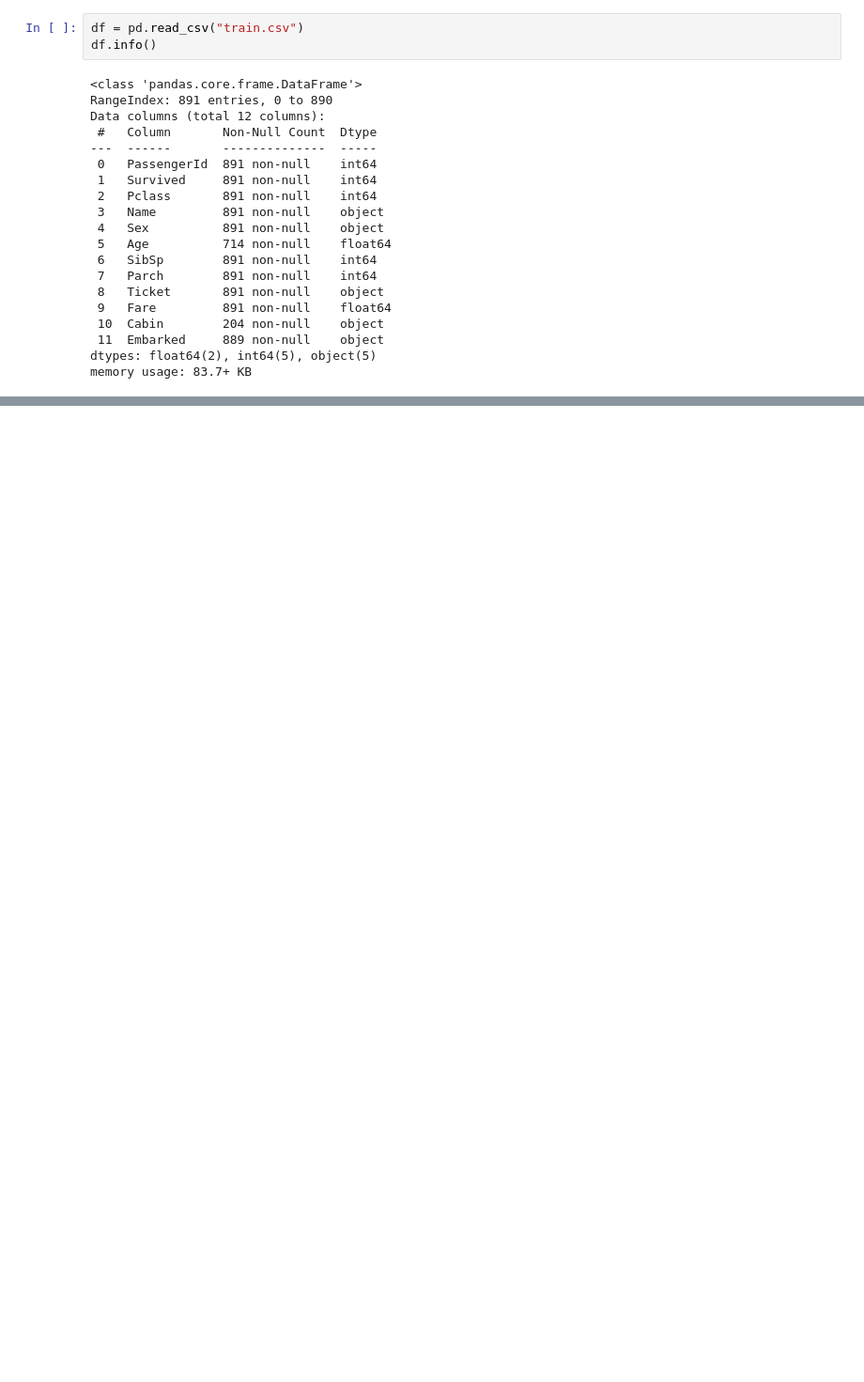
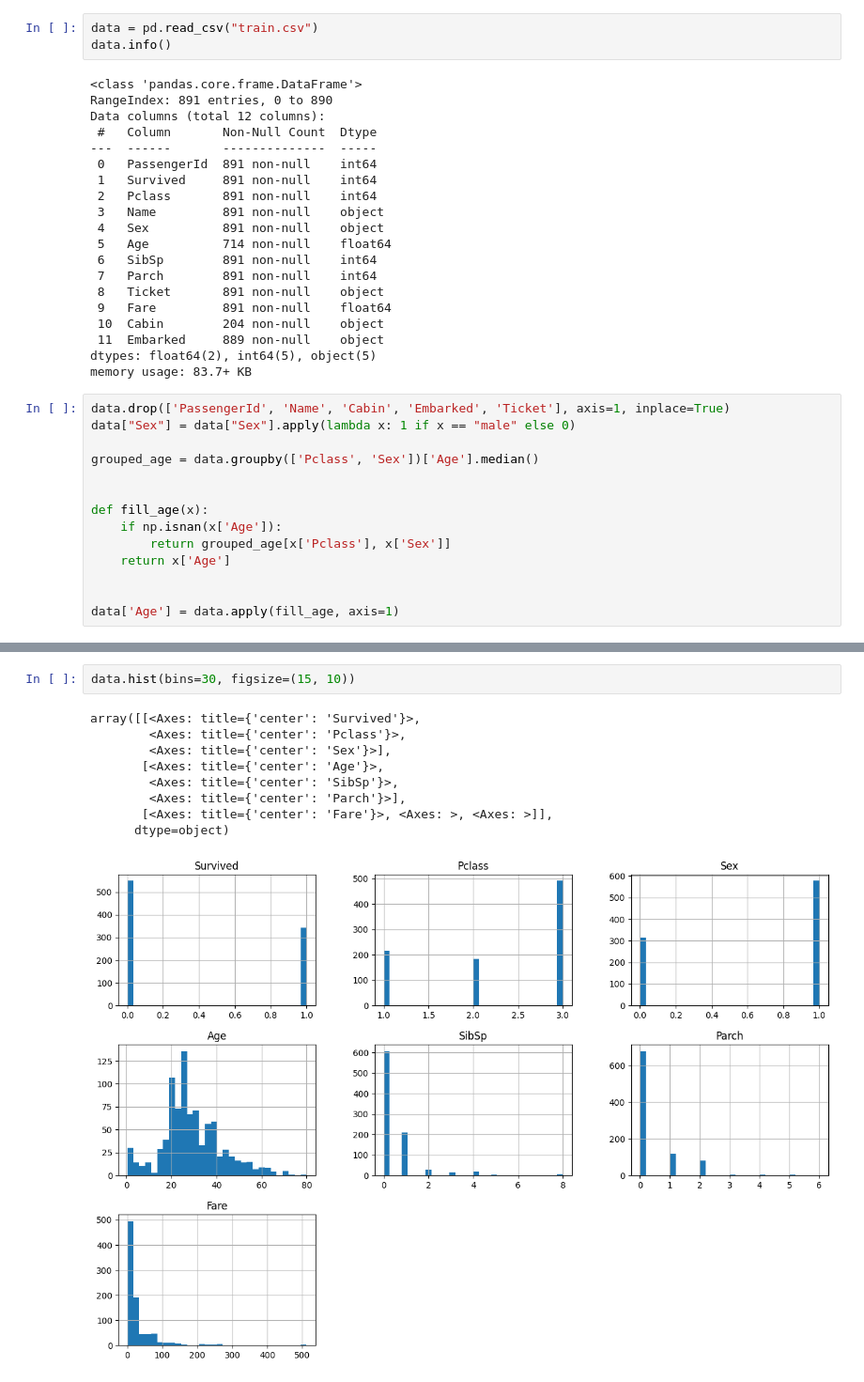
Before and after one commit to kadeezyy/AI-System, a Jupyter notebook: lab7/main.ipynb, the cells around one changed output, grey strips where cells are left out. Shown at 94% size. Saved outputs shown, nothing was run; the diff lists cells and outputs as text; blank space fills up the shorter version.

```diff
--- a/lab7/main.ipynb
+++ b/lab7/main.ipynb
@@ -4,6 +8,6 @@ import matplotlib as mpl
 # %%
-df = pd.read_csv("train.csv")
-df.info()
+data = pd.read_csv("train.csv")
+data.info()
 # %% [output]
 <class 'pandas.core.frame.DataFrame'>
 RangeIndex: 891 entries, 0 to 890
@@ -24,3 +28,17 @@ Data columns (total 12 columns):
  11  Embarked     889 non-null    object
 dtypes: float64(2), int64(5), object(5)
 memory usage: 83.7+ KB
+# %%
+data.drop(['PassengerId', 'Name', 'Cabin', 'Embarked', 'Ticket'], axis=1, inplace=True)
+data["Sex"] = data["Sex"].apply(lambda x: 1 if x == "male" else 0)
+
+grouped_age = data.groupby(['Pclass', 'Sex'])['Age'].median()
+
+
+def fill_age(x):
+    if np.isnan(x['Age']):
+        return grouped_age[x['Pclass'], x['Sex']]
+    return x['Age']
+
+
+data['Age'] = data.apply(fill_age, axis=1)
@@ -26,0 +62,12 @@ memory usage: 83.7+ KB
+# %%
+data.hist(bins=30, figsize=(15, 10))
+# %% [output]
+array([[<Axes: title={'center': 'Survived'}>,
+        <Axes: title={'center': 'Pclass'}>,
+        <Axes: title={'center': 'Sex'}>],
+       [<Axes: title={'center': 'Age'}>,
+        <Axes: title={'center': 'SibSp'}>,
+        <Axes: title={'center': 'Parch'}>],
+       [<Axes: title={'center': 'Fare'}>, <Axes: >, <Axes: >]],
+      dtype=object)
+[figure, added]
```
Also changed, not shown: parts of 16 cells of this notebook, 1 other file.
